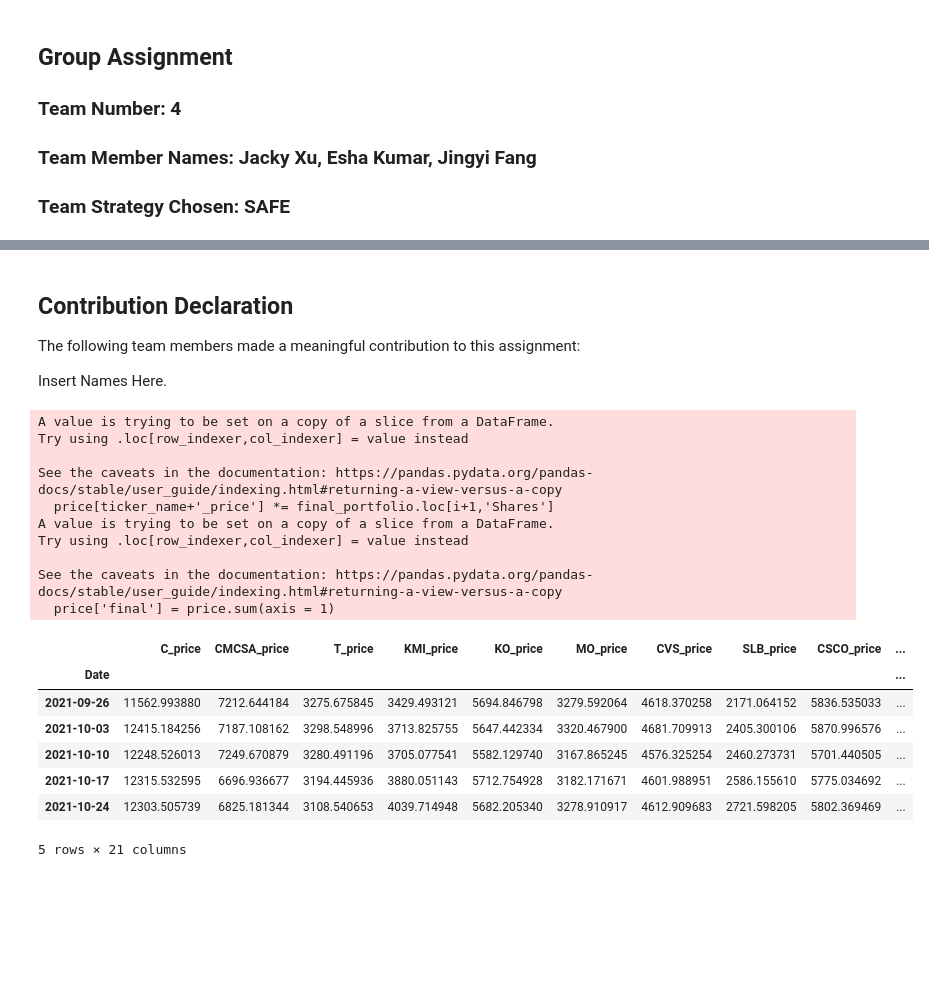
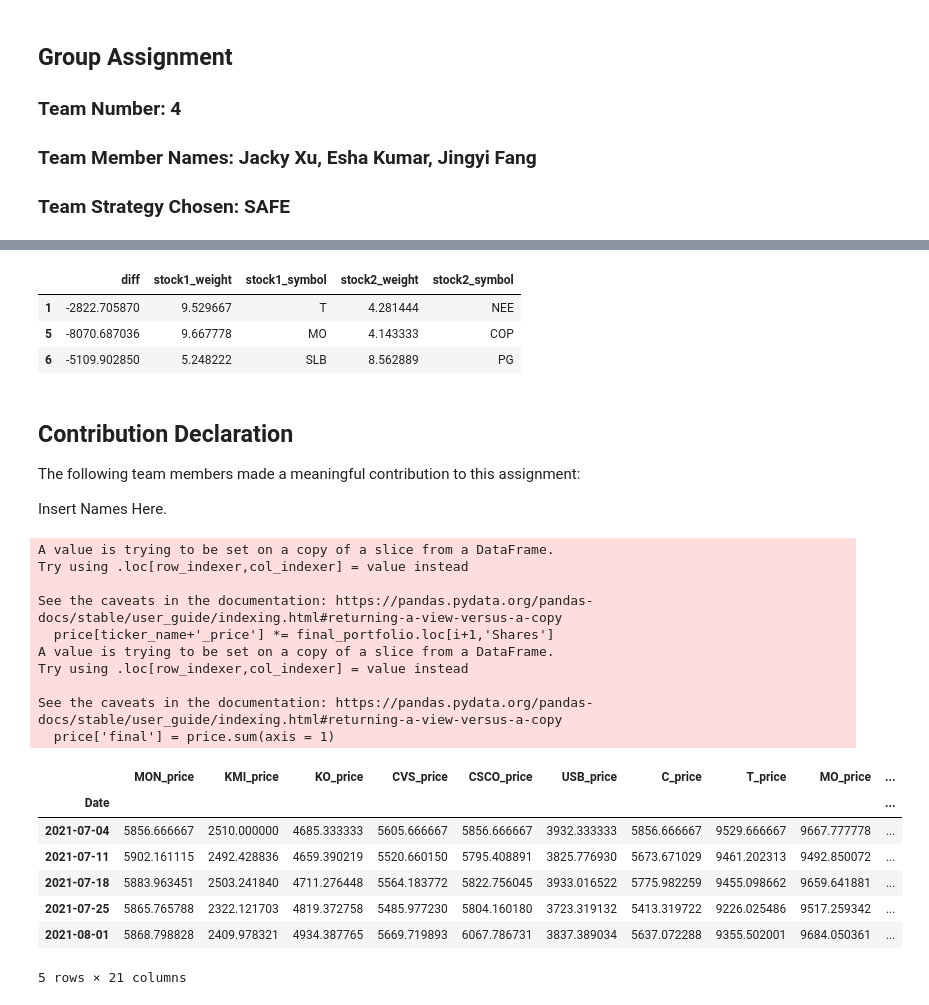
Before and after one commit to JackyXuuu/Portfolio-Maker---Safe-, a Jupyter notebook: Team_4_Assignment.ipynb, the cells around one changed output, grey strips where cells are left out. Drawn from its saved outputs; the diff is of its cells as text; code cells hidden in the pictures; blank space fills up the shorter version.

```diff
--- a/Team_4_Assignment.ipynb
+++ b/Team_4_Assignment.ipynb
@@ -170,0 +252,21 @@ for i in range(len(tickers_copy)):
+# %%
+# open an empty dataframe and a list to store the ticker info and the tickers
+ticker_info = pd.DataFrame()
+tickers = []
+# Using threading to run the get_ticker_info function, store the result
+with concurrent.futures.ThreadPoolExecutor() as executor:
+    result = executor.map(get_ticker_info, called_tickers)
+# iterates the results
+for i in result:
+    try:
+        # filter the USD tickers
+        if i[1] == 'USD':
+            # filter the average daily volumn
+            if i[2] > 10000:
+                # store the eligible ticker and its closing price on 2021-11-26
+                ticker_info[i[0]] = [i[3]]
+    except:
+        pass
+# format the ticker_info dataframe
+ticker_info = ticker_info.T
+ticker_info.columns = ['11-26_price']
@@ -171,6 +293,6 @@ for i in range(len(tickers_copy)):
 # %%
-# filter the USD tickers
-good_tickers, good_ticker_info = filter_USD(tickers, ticker_info)
+# call the tickers again
+good_tickers = call_tickers(ticker_info.index)
 
 # extract the closing prices for the good tickers
 prices = get_prices(good_tickers, start_date, end_date)
@@ -386,16 +345,21 @@ pairs.head()
 5 rows × 60 columns
 # %%
+# we now write a for loop to iterates the pairs to store
+# 1). the optimal weight of the pair portfolio,
+# 2). the ticker names,
+# 3). the minimal difference between the portfolio value and $100000
+
 # open empty lists for the protfolio weights, differences and symbols
 portfolio_weights = []
 diffs = []
 stock1_symbols = []
 stock2_symbols = []
-# extract the column names for prices in the pairs dataframe( 'tickername_price')
+# extract all ticker names from the columns of the pairs dataframe
 symbols = pairs.filter(like='_price', axis=1).columns
-# get number of pairs as the number of for loop
+# the number of pairs is the number of loop
 num_of_pairs = round(len(symbols)/2)
 
-# then iterates the stocks in paris
+# iterates the paris
 for i in range(num_of_pairs):
     # get the ticker names for the pair of stocks, and append to the corresponding symbol lists
     stock1 = symbols[0][:-6]
@@ -404,7 +368,7 @@ for i in range(num_of_pairs):
     stock2_symbols.append(stock2)
 
     # combine the pair of stock, store the optimal stock weight, difference, and the portfolio with optimal weight
-    w1, diff, champion = create_portfolio(0,0,30,70,True,stock1,stock2,pairs)
+    w1, diff, champion = create_portfolio(30,70,stock1,stock2,pairs)
     # append the result to their corresponding lists
     portfolio_weights.append(w1)
     diffs.append(diff)
@@ -561,3 +519,10 @@ weights.drop('index',axis = 1)
+# %%
+neg
+# %% [output]
+|  | diff | stock1_weight | stock1_symbol | stock2_weight | stock2_symbol |
+| 1 | -2822.705870 | 9.529667 | T | 4.281444 | NEE |
+| 5 | -8070.687036 | 9.667778 | MO | 4.143333 | COP |
+| 6 | -5109.902850 | 5.248222 | SLB | 8.562889 | PG |
 # %%
 # initialize the final portfolio
 final_portfolio = pd.DataFrame(columns = ['Ticker', 'Price', 'Shares', 'Value', 'Weight'])
@@ -565,7 +530,7 @@ final_portfolio = pd.DataFrame(columns = ['Ticker', 'Price', 'Shares', 'Value',
 # fill in the required information
 for i in range(len(weights)):
     ticker = weights['symbol'][i]
-    price = good_ticker_info.loc[ticker,'current_price']
+    price = pairs[ticker+'_price'][0] #ticker_info.loc[ticker,'11-26_price']
     weight = weights['weight'][i]
     value = weight/100*100000
     shares = value/price
@@ -579,33 +544,33 @@ Insert Names Here.
 # %%
 ### Check the final portfolio, using the price of start date to buy shares
 ticker = final_portfolio['Ticker']
 ticker_lst = ticker.tolist()
 shares = final_portfolio['Shares']
 price = pairs[ticker+'_price']
 for i in range(len(ticker_lst)):
     ticker_name = ticker_lst[i]
     price[ticker_name+'_price'] *= final_portfolio.loc[i+1,'Shares']
 
 price['final'] = price.sum(axis = 1)
-price.tail()
+price.head()
 # %% [output]
 A value is trying to be set on a copy of a slice from a DataFrame.
 Try using .loc[row_indexer,col_indexer] = value instead
 
 See the caveats in the documentation: https://pandas.pydata.org/pandas-docs/stable/user_guide/indexing.html#returning-a-view-versus-a-copy
   price[ticker_name+'_price'] *= final_portfolio.loc[i+1,'Shares']
 A value is trying to be set on a copy of a slice from a DataFrame.
 Try using .loc[row_indexer,col_indexer] = value instead
 
 See the caveats in the documentation: https://pandas.pydata.org/pandas-docs/stable/user_guide/indexing.html#returning-a-view-versus-a-copy
   price['final'] = price.sum(axis = 1)
-|  | C_price | CMCSA_price | T_price | KMI_price | KO_price | MO_price | CVS_price | SLB_price | CSCO_price | ... |
+|  | MON_price | KMI_price | KO_price | CVS_price | CSCO_price | USB_price | C_price | T_price | MO_price | ... |
 | Date |  |  |  |  |  |  |  |  |  | ... |
-| 2021-09-26 | 11562.993880 | 7212.644184 | 3275.675845 | 3429.493121 | 5694.846798 | 3279.592064 | 4618.370258 | 2171.064152 | 5836.535033 | ... |
-| 2021-10-03 | 12415.184256 | 7187.108162 | 3298.548996 | 3713.825755 | 5647.442334 | 3320.467900 | 4681.709913 | 2405.300106 | 5870.996576 | ... |
-| 2021-10-10 | 12248.526013 | 7249.670879 | 3280.491196 | 3705.077541 | 5582.129740 | 3167.865245 | 4576.325254 | 2460.273731 | 5701.440505 | ... |
-| 2021-10-17 | 12315.532595 | 6696.936677 | 3194.445936 | 3880.051143 | 5712.754928 | 3182.171671 | 4601.988951 | 2586.155610 | 5775.034692 | ... |
-| 2021-10-24 | 12303.505739 | 6825.181344 | 3108.540653 | 4039.714948 | 5682.205340 | 3278.910917 | 4612.909683 | 2721.598205 | 5802.369469 | ... |
+| 2021-07-04 | 5856.666667 | 2510.000000 | 4685.333333 | 5605.666667 | 5856.666667 | 3932.333333 | 5856.666667 | 9529.666667 | 9667.777778 | ... |
+| 2021-07-11 | 5902.161115 | 2492.428836 | 4659.390219 | 5520.660150 | 5795.408891 | 3825.776930 | 5673.671029 | 9461.202313 | 9492.850072 | ... |
+| 2021-07-18 | 5883.963451 | 2503.241840 | 4711.276448 | 5564.183772 | 5822.756045 | 3933.016522 | 5775.982259 | 9455.098662 | 9659.641881 | ... |
+| 2021-07-25 | 5865.765788 | 2322.121703 | 4819.372758 | 5485.977230 | 5804.160180 | 3723.319132 | 5413.319722 | 9226.025486 | 9517.259342 | ... |
+| 2021-08-01 | 5868.798828 | 2409.978321 | 4934.387765 | 5669.719893 | 6067.786731 | 3837.389034 | 5637.072288 | 9355.502001 | 9684.050361 | ... |
 5 rows × 21 columns
 # %%
 price['final']
```
Also changed, not shown: parts of 19 cells of this notebook.
